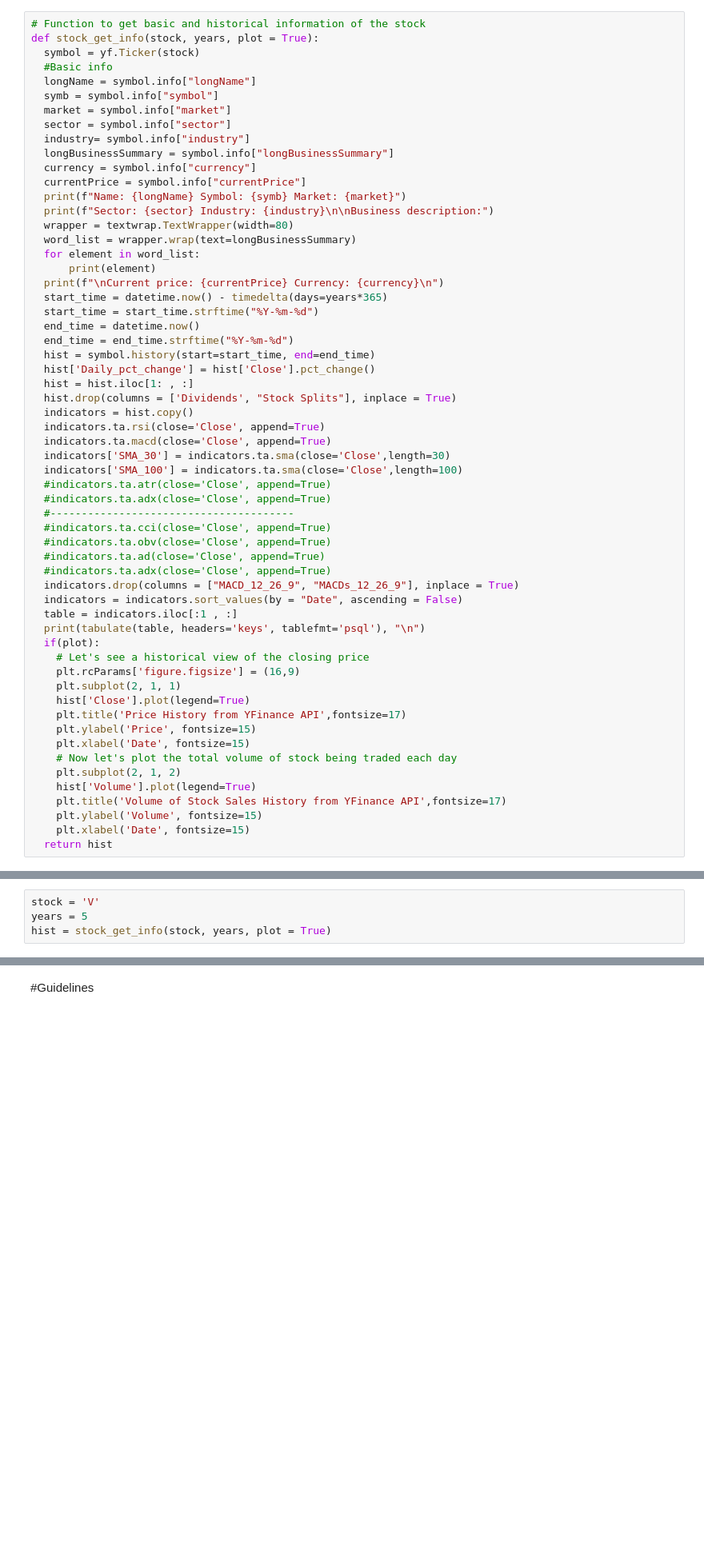
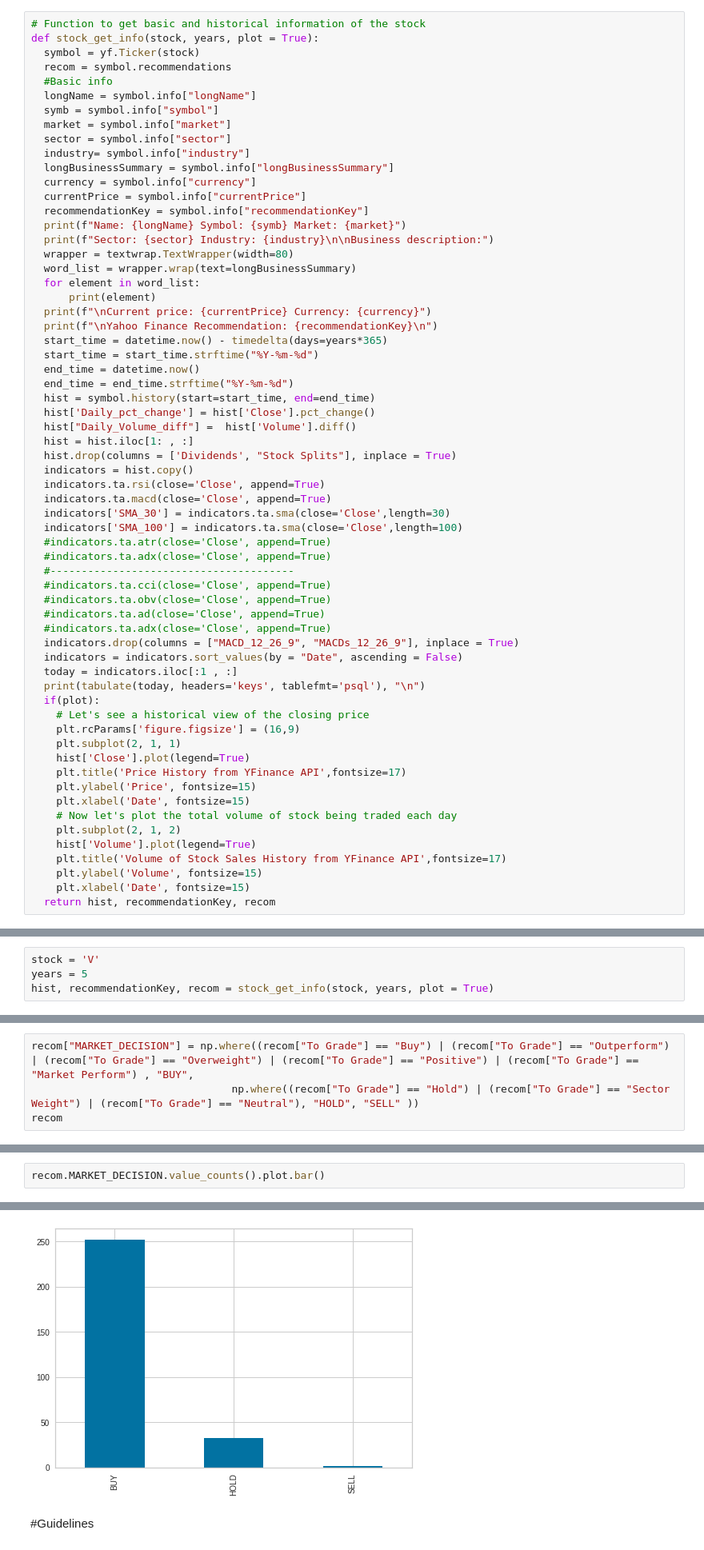
Before and after one commit to mrreyesm/FINANCIAL_ASSET_ANALYSIS, a Jupyter notebook: FINANCIAL_ASSET_ANALYSIS_VISA.ipynb, the cells around one changed output, grey strips where cells are left out. Shown at 80% size. Drawn from its saved outputs; the diff is of its cells as text; blank space fills up the shorter version.

```diff
--- a/FINANCIAL_ASSET_ANALYSIS_VISA.ipynb
+++ b/FINANCIAL_ASSET_ANALYSIS_VISA.ipynb
@@ -60,6 +62,7 @@ Requirement already satisfied: six>=1.5 in /usr/local/lib/python3.7/dist-package
 # Function to get basic and historical information of the stock
 def stock_get_info(stock, years, plot = True):
   symbol = yf.Ticker(stock)
+  recom = symbol.recommendations
   #Basic info
   longName = symbol.info["longName"]
   symb = symbol.info["symbol"]
@@ -69,19 +72,22 @@ def stock_get_info(stock, years, plot = True):
   longBusinessSummary = symbol.info["longBusinessSummary"]
   currency = symbol.info["currency"]
   currentPrice = symbol.info["currentPrice"]
+  recommendationKey = symbol.info["recommendationKey"]
   print(f"Name: {longName} Symbol: {symb} Market: {market}")
   print(f"Sector: {sector} Industry: {industry}\n\nBusiness description:")
   wrapper = textwrap.TextWrapper(width=80)
   word_list = wrapper.wrap(text=longBusinessSummary)
   for element in word_list:
       print(element)
-  print(f"\nCurrent price: {currentPrice} Currency: {currency}\n")
+  print(f"\nCurrent price: {currentPrice} Currency: {currency}")
+  print(f"\nYahoo Finance Recommendation: {recommendationKey}\n")
   start_time = datetime.now() - timedelta(days=years*365)
   start_time = start_time.strftime("%Y-%m-%d")
   end_time = datetime.now()
   end_time = end_time.strftime("%Y-%m-%d")
   hist = symbol.history(start=start_time, end=end_time)
   hist['Daily_pct_change'] = hist['Close'].pct_change()
+  hist["Daily_Volume_diff"] =  hist['Volume'].diff()
   hist = hist.iloc[1: , :]
   hist.drop(columns = ['Dividends', "Stock Splits"], inplace = True)
   indicators = hist.copy()
@@ -98,8 +104,8 @@ def stock_get_info(stock, years, plot = True):
   #indicators.ta.adx(close='Close', append=True)
   indicators.drop(columns = ["MACD_12_26_9", "MACDs_12_26_9"], inplace = True)
   indicators = indicators.sort_values(by = "Date", ascending = False)
-  table = indicators.iloc[:1 , :]
-  print(tabulate(table, headers='keys', tablefmt='psql'), "\n")
+  today = indicators.iloc[:1 , :]
+  print(tabulate(today, headers='keys', tablefmt='psql'), "\n")
   if(plot):
     # Let's see a historical view of the closing price
     plt.rcParams['figure.figsize'] = (16,9)
@@ -114,6 +120,6 @@ def stock_get_info(stock, years, plot = True):
     plt.title('Volume of Stock Sales History from YFinance API',fontsize=17)
     plt.ylabel('Volume', fontsize=15)
     plt.xlabel('Date', fontsize=15)
-  return hist
+  return hist, recommendationKey, recom
 # %%
 # Function to add the RSI indicator and the RSI signal for the model
@@ -525,7 +587,7 @@ def split_data(hist, columns, test_size):
 # %%
 stock = 'V'
 years = 5
-hist = stock_get_info(stock, years, plot = True)
+hist, recommendationKey, recom = stock_get_info(stock, years, plot = True)
 # %% [output]
 Name: Visa Inc. Symbol: V Market: us_market
 Sector: Financial Services Industry: Credit Services
@@ -795,0 +914,4 @@ print(tabulate(counting.sort_values(by = "count", ascending = False), headers='k
+# %%
+recom["MARKET_DECISION"] = np.where((recom["To Grade"] == "Buy") | (recom["To Grade"] == "Outperform") | (recom["To Grade"] == "Overweight") | (recom["To Grade"] == "Positive") | (recom["To Grade"] == "Market Perform") , "BUY",
+                                np.where((recom["To Grade"] == "Hold") | (recom["To Grade"] == "Sector Weight") | (recom["To Grade"] == "Neutral"), "HOLD", "SELL" ))
+recom
@@ -795,0 +933,3 @@ print(tabulate(counting.sort_values(by = "count", ascending = False), headers='k
+# %%
+recom.MARKET_DECISION.value_counts().plot.bar()
+# %% [output]
@@ -796,3 +937,4 @@ print(tabulate(counting.sort_values(by = "count", ascending = False), headers='k
+[figure, added]
 # %% [markdown]
 #Guidelines
 # %% [markdown]
```
Also changed, not shown: parts of 34 cells of this notebook.
